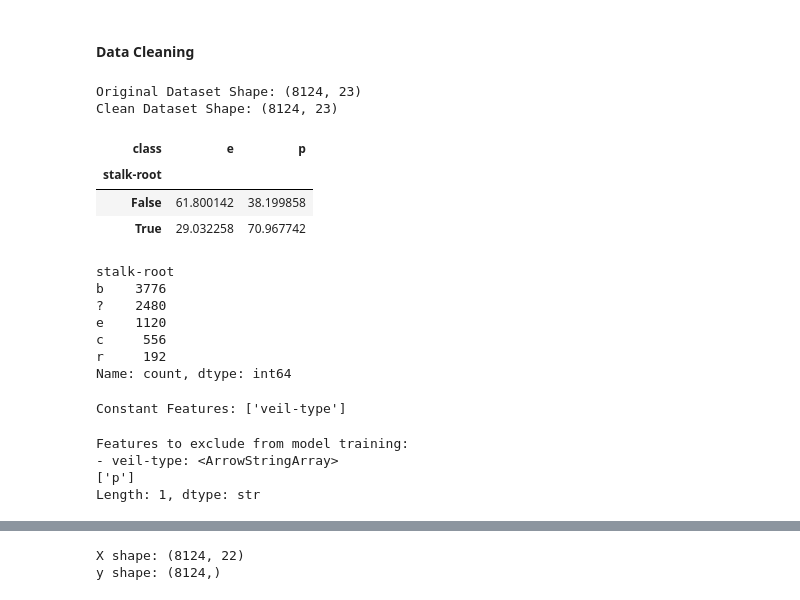
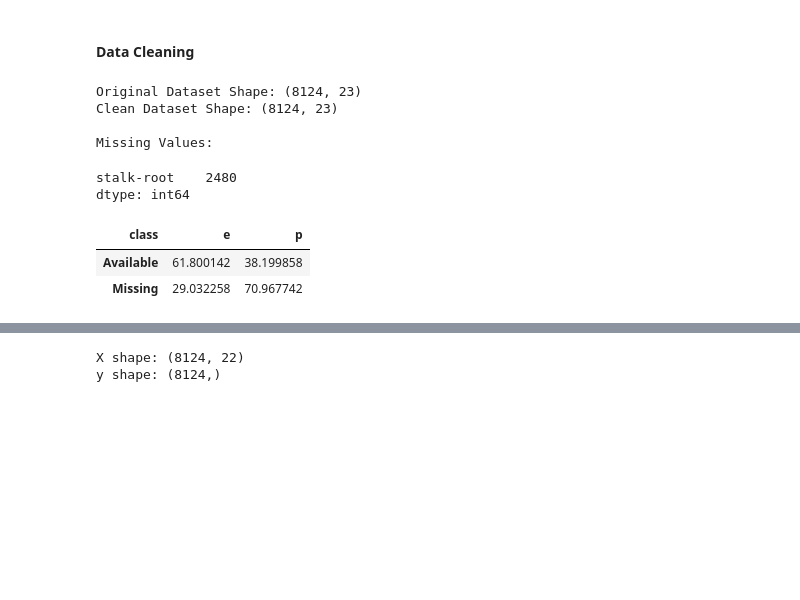
Before and after one commit to malak-maklad/Soft-Reweighting-Samples, a Jupyter notebook: notebooks/mushroom_EDA.ipynb, the cells around one changed output, grey strips where cells are left out. Saved outputs shown, nothing was run; the diff lists cells and outputs as text; code cells hidden in the pictures; blank space fills up the shorter version.

```diff
--- a/notebooks/mushroom_EDA.ipynb
+++ b/notebooks/mushroom_EDA.ipynb
@@ -1188,53 +435,32 @@ plt.show()
 # %% [markdown]
 #### Data Cleaning
 # %%
-df_clean = df.copy()
+df_raw = df.copy()
+df_clean = df_raw.replace("?", np.nan)
 
-print("Original Dataset Shape:", df.shape)
+print("Original Dataset Shape:", df_raw.shape)
 print("Clean Dataset Shape:", df_clean.shape)
+
+print("\nMissing Values:")
+display(df_clean.isnull().sum()[lambda x: x > 0])
 # %% [output]
 Original Dataset Shape: (8124, 23)
 Clean Dataset Shape: (8124, 23)
+
+Missing Values:
+stalk-root    2480
+dtype: int64
 # %%
 missing_vs_target = pd.crosstab(
-    df_clean["stalk-root"] == "?",
+    df_clean["stalk-root"].isna(),
     df_clean["class"],
     normalize="index"
 ) * 100
 
+missing_vs_target.index = ["Available", "Missing"]
+
 display(missing_vs_target)
 # %% [output]
 | class | e | p |
-| stalk-root |  |  |
-| False | 61.800142 | 38.199858 |
-| True | 29.032258 | 70.967742 |
+| Available | 61.800142 | 38.199858 |
+| Missing | 29.032258 | 70.967742 |
-# %%
-stalk_root_counts = df_clean["stalk-root"].value_counts()
-
-display(stalk_root_counts)
-# %% [output]
-stalk-root
-b    3776
-?    2480
-e    1120
-c     556
-r     192
-Name: count, dtype: int64
-# %%
-constant_features = [
-    col for col in df_clean.columns
-    if df_clean[col].nunique() == 1
-]
-
-print("Constant Features:", constant_features)
-# %% [output]
-Constant Features: ['veil-type']
-# %%
-print("Features to exclude from model training:")
-for col in constant_features:
-    print(f"- {col}: {df_clean[col].unique()}")
-# %% [output]
-Features to exclude from model training:
-- veil-type: <ArrowStringArray>
-['p']
-Length: 1, dtype: str
```
Also changed, not shown: parts of 57 cells of this notebook.
